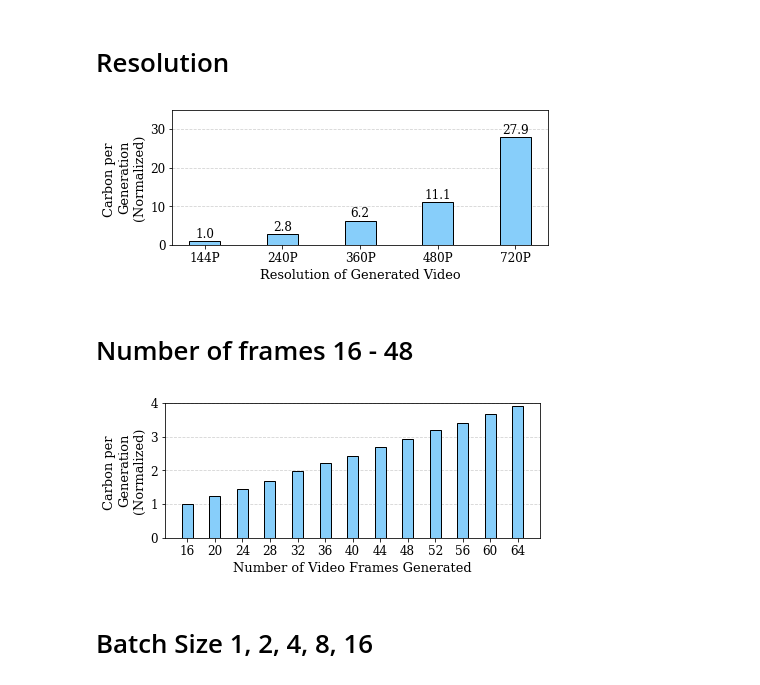
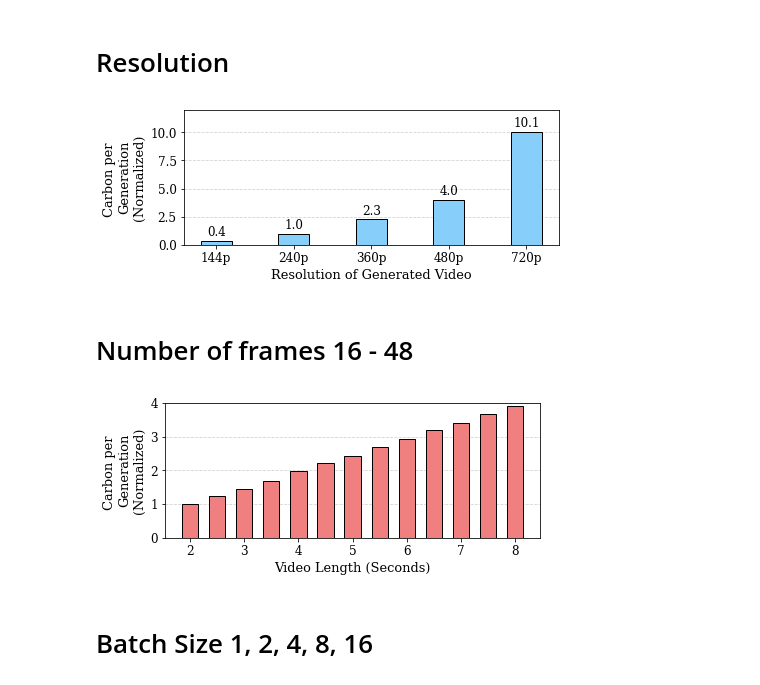
Before and after one commit to boringlee24/Open-Sora, a Jupyter notebook: scripts/visualize/char.ipynb, the cells around one changed output. Cells and saved outputs as stored; diff of their text form; code cells hidden in the pictures.

Commit message:
Update figure and resolution settings in visualization scripts

```diff
--- a/scripts/visualize/char.ipynb
+++ b/scripts/visualize/char.ipynb
@@ -23,11 +23,11 @@ steps = 100
 frames = 16
 batch = 1
 
-resolutions = {"144P": (144, 256),
-               "240P": (240, 426),
-               "360P": (360, 640),
-               "480P": (480, 854),
-               "720P": (720, 1280),}
+resolutions = {"144p": (144, 256),
+               "240p": (240, 426),
+               "360p": (360, 640),
+               "480p": (480, 854),
+               "720p": (720, 1280),}
 
 y = []
 for k, v in resolutions.items():
@@ -37,7 +37,7 @@ for k, v in resolutions.items():
     y.append(total_co2)
 
 # normalize y to y[0]
-y = np.array(y) / y[0]
+y = np.array(y) / y[1]
 
 fig, axs = plt.subplots(nrows=1, ncols=1, gridspec_kw={'hspace': 0.4, 'wspace': 0.4, 'bottom': 0.2,
                     'top': 0.95, 'right':0.995, 'left':0.25}, figsize=(7,2.5))
@@ -47,47 +47,48 @@ for bar in bars:
     yval = bar.get_height()
     axs.text(bar.get_x() + bar.get_width()/2, yval + 0.2, f"{round(yval, 1)}", ha='center', va='bottom', fontsize=12)
 axs.grid(which='both', axis='y', color='lightgrey', ls='dashed', zorder=0)
-axs.set_ylim(0, 35)
+axs.set_ylim(0, 12)
 axs.tick_params(axis='both', which='major', labelsize=12)
 axs.set_ylabel("Carbon per \nGeneration\n(Normalized)", fontsize=13)
 axs.set_xlabel("Resolution of Generated Video", fontsize=13)
 plt.savefig(f"figures/fig1_resolution.pdf", bbox_inches='tight')
 # %% [output]
-[figure, old version]
+[figure, new version]
 # %% [markdown]
 # Number of frames 16 - 48
 # %%
 resolution = (240, 426)
 frames = np.arange(16, 65, 4)
 frames = [str(k) for k in frames]
 batch = 1
 steps = 100
+seconds = [int(k)/8 for k in frames]
 
 y = []
 for frame in frames:
     with open(f"../data/char_sample_1/batch_{batch}_steps_{steps}_frames_{frame}_reso_{resolution[0]}x{resolution[1]}.json") as f:
         data = json.load(f)
     total_co2 = np.mean(data["co2"])  * 1.2 + embodied_carbon_per_sec * np.mean(data["time"])
     y.append(total_co2)
 
 # normalize y to y[0]
 y = np.array(y) / y[0]
 
 fig, axs = plt.subplots(nrows=1, ncols=1, gridspec_kw={'hspace': 0.4, 'wspace': 0.4, 'bottom': 0.2,
                     'top': 0.95, 'right':0.995, 'left':0.25}, figsize=(7,2.5))
-bars = axs.bar(frames, y, width=0.4, zorder=3, edgecolor='black', color="lightskyblue")
+bars = axs.bar(seconds, y, width=0.3, zorder=3, edgecolor='black', color="lightcoral")
 # show values on top of bars
 # for bar in bars:
 #     yval = bar.get_height()
 #     axs.text(bar.get_x() + bar.get_width()/2, yval + 0.2, f"{round(yval, 1)}", ha='center', va='bottom', fontsize=12)
 axs.grid(which='both', axis='y', color='lightgrey', ls='dashed', zorder=0)
 axs.set_ylim(0, 4)
 axs.tick_params(axis='both', which='major', labelsize=12)
 axs.set_ylabel("Carbon per \nGeneration\n(Normalized)", fontsize=13)
-axs.set_xlabel("Number of Video Frames Generated", fontsize=13)
+axs.set_xlabel("Video Length (Seconds)", fontsize=13)
 plt.savefig(f"figures/fig2_frames.pdf", bbox_inches='tight')
 # %% [output]
-[figure, old version]
+[figure, new version]
 # %% [markdown]
 # Batch Size 1, 2, 4, 8, 16
 # %%
```
Also changed, not shown: 21 other files.
